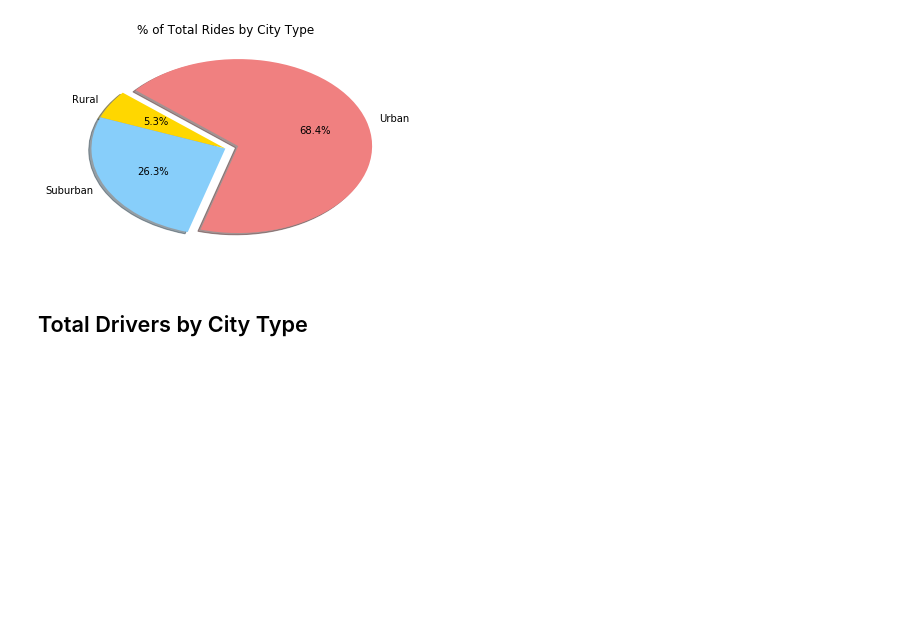
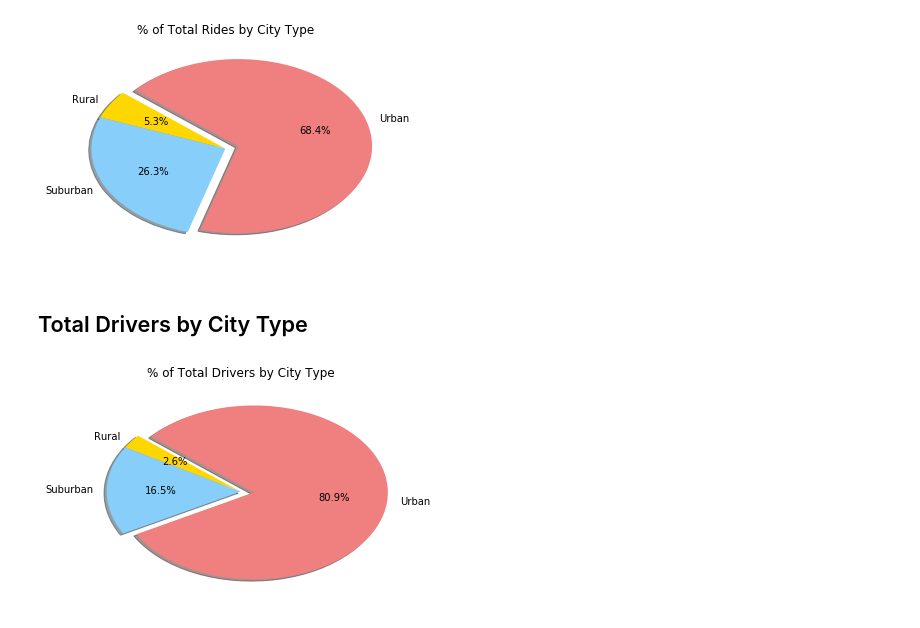
Before and after one commit to mosal2000/Pyber, a Jupyter notebook: pyber.ipynb, the cells around one changed output. Cells and saved outputs as stored; diff of their text form; code cells hidden in the pictures; blank space fills up the shorter version.

```diff
--- a/pyber.ipynb
+++ b/pyber.ipynb
@@ -170,0 +133,37 @@ plt.show()
+# %%
+# Calculate Driver Percents
+
+total_drivers_list = grouped_by_cities['driver_count'].unique()
+# print(total_drivers_list)
+
+total_drivers = [total_driver[0] for total_driver in total_drivers_list]
+sum_total_drivers = sum(total_drivers)
+
+city_type_list = grouped_by_cities['type'].unique()
+city_types = [city_type[0] for city_type in city_type_list]
+
+combined_type_data = pd.DataFrame({'type':city_types, 'total_drivers':total_drivers})
+
+grouped_drivers = combined_type_data.groupby('type')
+grouped_drivers_by_types = grouped_drivers['total_drivers'].sum()
+drivers_per_type = (grouped_drivers_by_types/sum_total_drivers)*100
+
+# Build Pie Chart
+labels = ["Rural", "Suburban", "Urban"]
+
+colors = ["gold", "lightskyblue", "lightcoral"]
+
+explode = (0, 0, 0.1)
+
+plt.title("% of Total Drivers by City Type")
+
+plt.pie(drivers_per_type, explode=explode, labels=labels, colors=colors,
+        autopct="%1.1f%%", shadow=True, startangle=140)
+
+# Save Figure
+plt.savefig("TotalDriversByCityType.png")
+
+# Show Figure
+plt.show()
+# %% [output]
+[figure, added]
```
Also changed, not shown: parts of 3 cells of this notebook.
